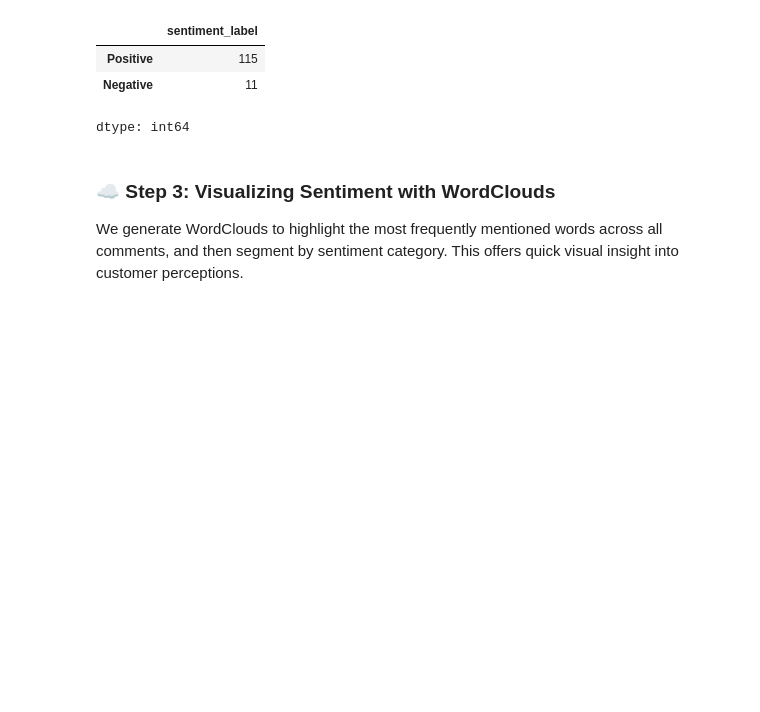
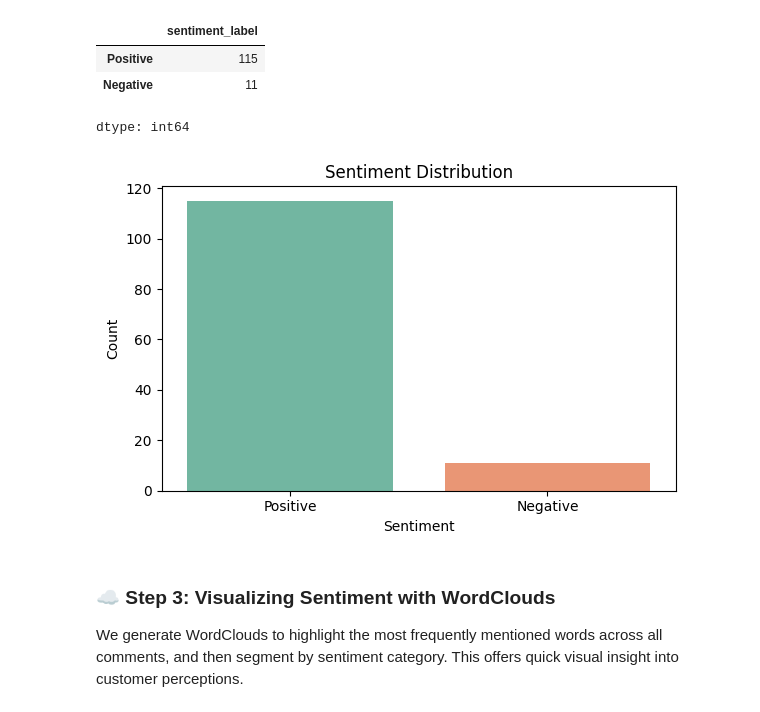
Before and after one commit to AlvinSMoyo/AlvinM_KpEVXA8fWeQhuv6f, a Jupyter notebook: Happy_Customers_AM.ipynb, the cells around one changed output. Saved outputs shown, nothing was run; the diff lists cells and outputs as text; code cells hidden in the pictures; blank space fills up the shorter version.

```diff
--- a/Happy_Customers_AM.ipynb
+++ b/Happy_Customers_AM.ipynb
@@ -1043,6 +1044,24 @@ df['sentiment_label'].value_counts()
 | Positive | 115 |
 | Negative | 11 |
 dtype: int64
+# %%
+# Plotting sentiment distribution
+
+# Create the 'images' directory
+os.makedirs('images', exist_ok=True)
+
+plt.figure(figsize=(6,4))
+sns.countplot(data=df, x='sentiment_label', palette='Set2')
+plt.title('Sentiment Distribution')
+plt.xlabel('Sentiment')
+plt.ylabel('Count')
+plt.tight_layout()
+
+# Save the chart
+plt.savefig('images/sentiment_distribution.png')
+plt.show()
+# %% [output]
+[figure, added]
 # %% [markdown]
 ### ☁️ Step 3: Visualizing Sentiment with WordClouds
 
```
Also changed, not shown: parts of 5 cells of this notebook.
